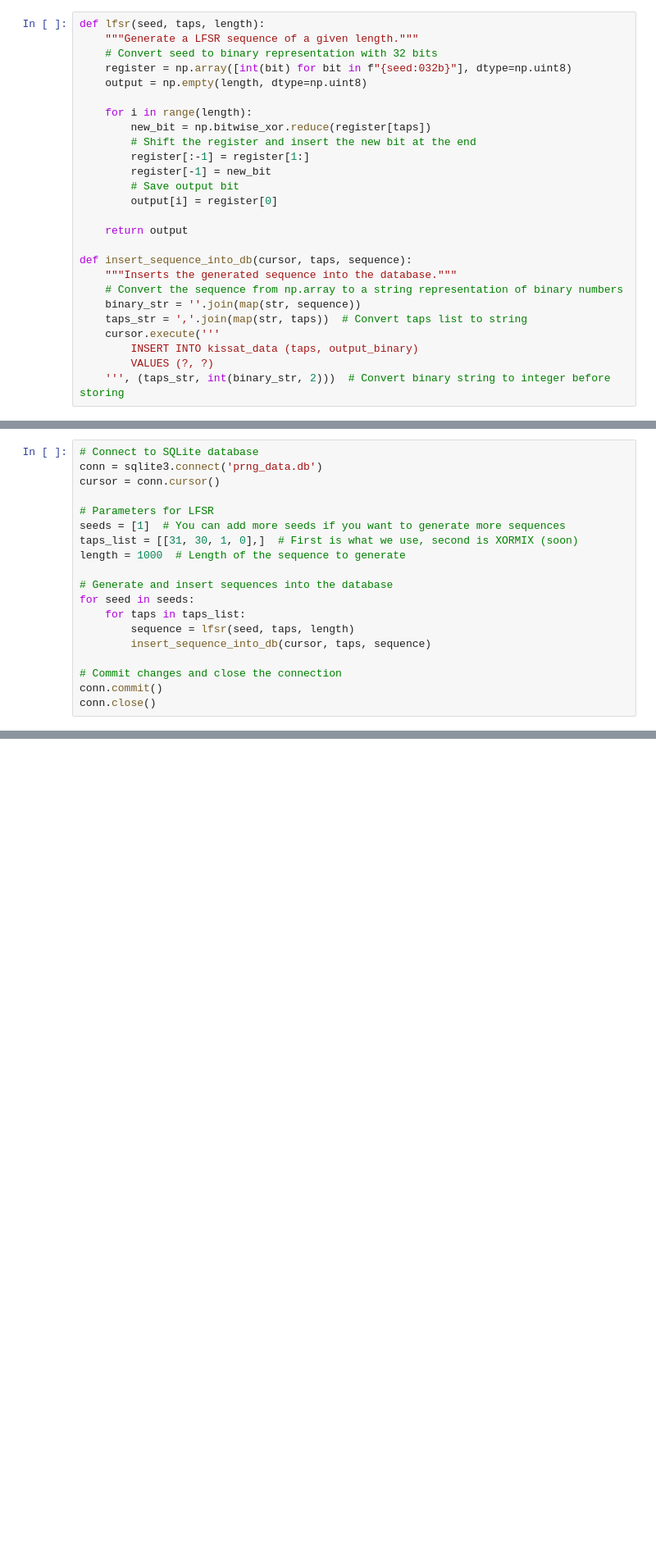
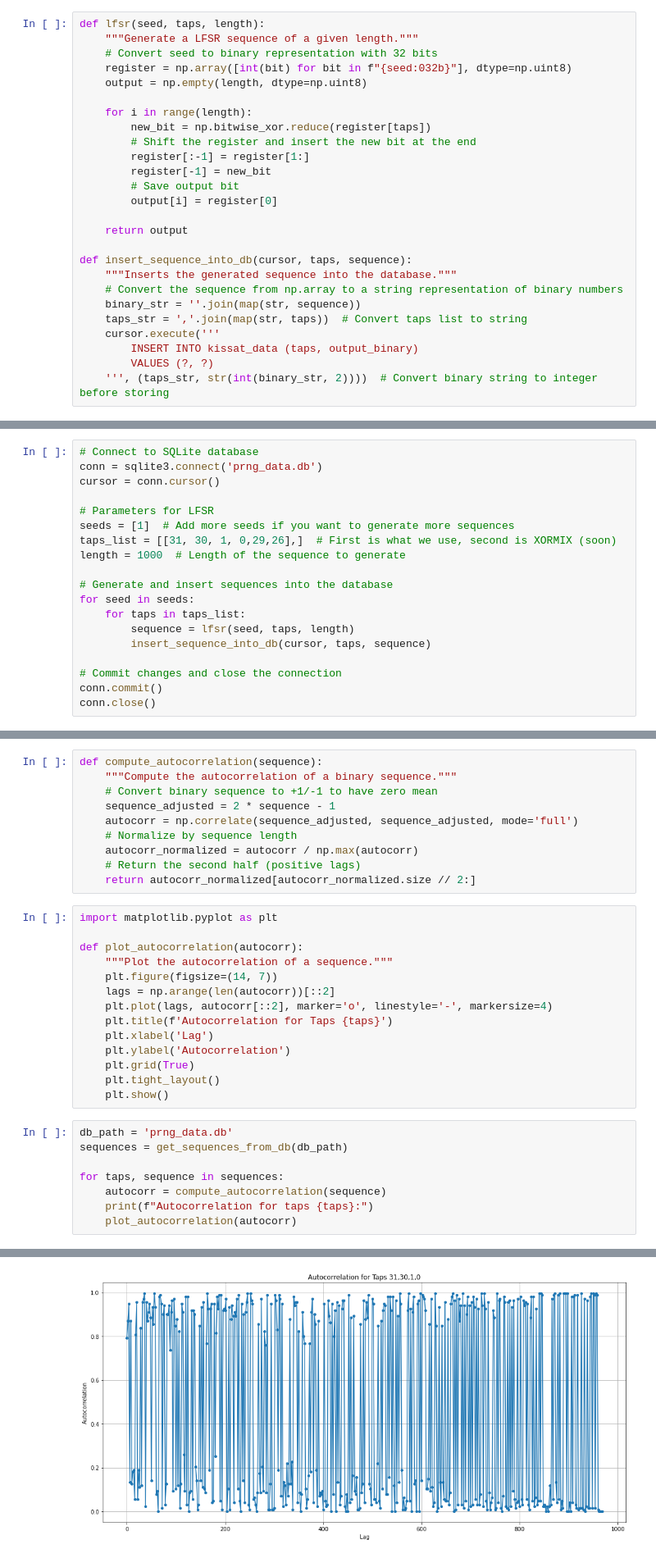
Before and after one commit to danielespo/Solving-SAT-in-FPGA-UCSB, a Jupyter notebook: Python Code/prng.ipynb, the cells around one changed output, grey strips where cells are left out. Shown at 82% size. Cells and saved outputs as stored; diff of their text form; blank space fills up the shorter version.

Commit message:
Autocorrelation for prng
I think we should use the new one I added.

```diff
--- a/Python Code/prng.ipynb
+++ b/Python Code/prng.ipynb
@@ -32,7 +32,7 @@ def insert_sequence_into_db(cursor, taps, sequence):
     cursor.execute('''
         INSERT INTO kissat_data (taps, output_binary)
         VALUES (?, ?)
-    ''', (taps_str, int(binary_str, 2)))  # Convert binary string to integer before storing
+    ''', (taps_str, str(int(binary_str, 2))))  # Convert binary string to integer before storing
 # %%
 import sqlite3
 #   Uncomment this to create your own local database, ideally with a different name for each solver
@@ -58,8 +58,8 @@ conn = sqlite3.connect('prng_data.db')
 cursor = conn.cursor()
 
 # Parameters for LFSR
-seeds = [1]  # You can add more seeds if you want to generate more sequences
-taps_list = [[31, 30, 1, 0],]  # First is what we use, second is XORMIX (soon)
+seeds = [1]  # Add more seeds if you want to generate more sequences
+taps_list = [[31, 30, 1, 0,29,26],]  # First is what we use, second is XORMIX (soon)
 length = 1000  # Length of the sequence to generate
 
 # Generate and insert sequences into the database
@@ -73,0 +94,33 @@ conn.close()
+# %%
+def compute_autocorrelation(sequence):
+    """Compute the autocorrelation of a binary sequence."""
+    # Convert binary sequence to +1/-1 to have zero mean
+    sequence_adjusted = 2 * sequence - 1
+    autocorr = np.correlate(sequence_adjusted, sequence_adjusted, mode='full')
+    # Normalize by sequence length
+    autocorr_normalized = autocorr / np.max(autocorr)
+    # Return the second half (positive lags)
+    return autocorr_normalized[autocorr_normalized.size // 2:]
+# %%
+import matplotlib.pyplot as plt
+
+def plot_autocorrelation(autocorr):
+    """Plot the autocorrelation of a sequence."""
+    plt.figure(figsize=(14, 7))
+    lags = np.arange(len(autocorr))[::2]
+    plt.plot(lags, autocorr[::2], marker='o', linestyle='-', markersize=4)
+    plt.title(f'Autocorrelation for Taps {taps}')
+    plt.xlabel('Lag')
+    plt.ylabel('Autocorrelation')
+    plt.grid(True)
+    plt.tight_layout()
+    plt.show()
+# %%
+db_path = 'prng_data.db'
+sequences = get_sequences_from_db(db_path)
+
+for taps, sequence in sequences:
+    autocorr = compute_autocorrelation(sequence)
+    print(f"Autocorrelation for taps {taps}:")
+    plot_autocorrelation(autocorr)
+# %% [output]
@@ -73,0 +128 @@ conn.close()
+[figure, added]
```
Also changed, not shown: parts of 4 cells of this notebook, 1 other file.
